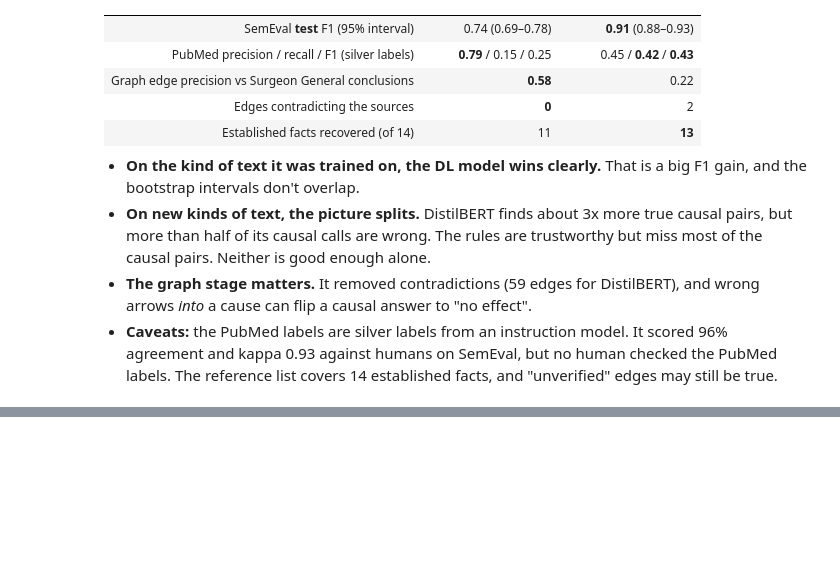
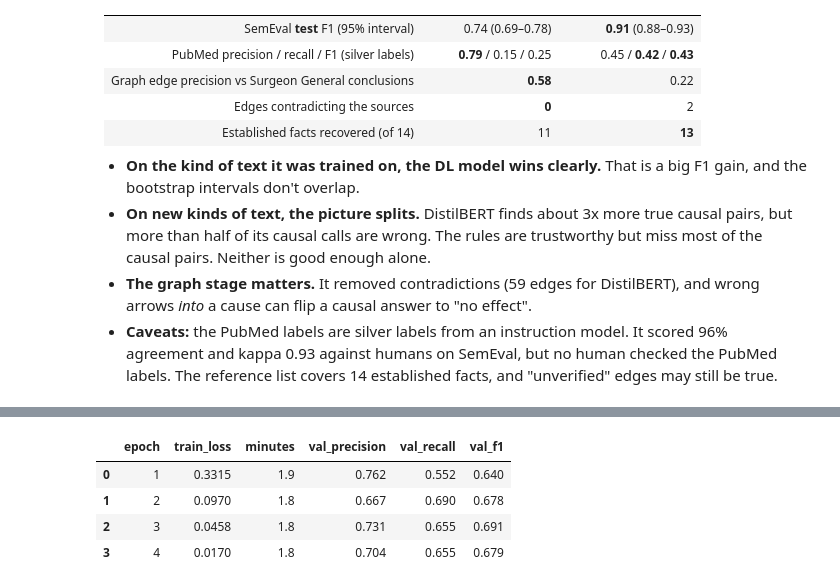
Before and after one commit to 111-DEBUG-111/Neuro-Symbolic-Causal-Inference-via-Language-Model-Knowledge-Extraction-and-Bayesian-Networks, a Jupyter notebook: causal_nlp.ipynb, the cells around one changed output, grey strips where cells are left out. Saved outputs shown, nothing was run; the diff lists cells and outputs as text; code cells hidden in the pictures; blank space fills up the shorter version.

```diff
--- a/causal_nlp.ipynb
+++ b/causal_nlp.ipynb
@@ -1997,0 +2070,49 @@ query_check
+# %%
+MODEL_DIR_PM = Path("models/distilbert-causal-pubmed")
+MICRO_BATCH, ACCUM = 8, 4
+
+
+def train_accumulated(train_df, val_df, model_dir, epochs=4, lr=5e-5):
+    torch.manual_seed(SEED)
+    model = AutoModelForSequenceClassification.from_pretrained(
+        MODEL_NAME, num_labels=len(LABELS), id2label=dict(enumerate(LABELS)), label2id=LABEL_ID)
+    model.resize_token_embeddings(len(tokenizer))
+    model.to(device)
+    y_train = train_df.gold_dir.fillna("none").map(LABEL_ID).tolist()
+    loader = make_loader(train_df.tagged, y_train, batch_size=MICRO_BATCH, shuffle=True)
+    optimizer = torch.optim.AdamW(model.parameters(), lr=lr, weight_decay=0.01)
+    total_steps = epochs * -(-len(loader) // ACCUM)
+    scheduler = get_linear_schedule_with_warmup(optimizer, int(0.1 * total_steps), total_steps)
+    history, best_f1 = [], -1.0
+    for epoch in range(1, epochs + 1):
+        model.train()
+        start, losses = time.time(), []
+        for i, batch in enumerate(loader, start=1):
+            out = model(**{k: v.to(device) for k, v in batch.items()})
+            (out.loss / ACCUM).backward()              # gradients add up over ACCUM mini-batches
+            losses.append(out.loss.item())
+            if i % ACCUM == 0 or i == len(loader):     # one update per 32 sentences
+                torch.nn.utils.clip_grad_norm_(model.parameters(), 1.0)
+                optimizer.step(); scheduler.step(); optimizer.zero_grad()
+        val_pred, _ = predict(model, val_df.tagged, batch_size=16)
+        s = score(val_df.gold_dir, val_pred)
+        history.append(dict(epoch=epoch, train_loss=round(float(np.mean(losses)), 4), minutes=round((time.time() - start) / 60, 1),
+                            val_precision=s["precision"], val_recall=s["recall"], val_f1=s["f1"]))
+        print(history[-1])
+        if s["f1"] > best_f1:
+            best_f1 = s["f1"]
+            model.save_pretrained(model_dir); tokenizer.save_pretrained(model_dir)
+        (model_dir / "history.json").write_text(json.dumps(history, indent=1))   # saved after every epoch
+
+
+if RETRAIN or not (MODEL_DIR_PM / "history.json").exists():
+    train_accumulated(pd.concat([df[df.split == "train"][["tagged", "gold_dir"]], ft[ft.ft_split == "train"][["tagged", "gold_dir"]]],
+                                ignore_index=True), ft[ft.ft_split == "val"], MODEL_DIR_PM)
+bert_pm = AutoModelForSequenceClassification.from_pretrained(MODEL_DIR_PM).to(device)
+pd.DataFrame(json.loads((MODEL_DIR_PM / "history.json").read_text()))
+# %% [output]
+|  | epoch | train_loss | minutes | val_precision | val_recall | val_f1 |
+| 0 | 1 | 0.3315 | 1.9 | 0.762 | 0.552 | 0.640 |
+| 1 | 2 | 0.0970 | 1.8 | 0.667 | 0.690 | 0.678 |
+| 2 | 3 | 0.0458 | 1.8 | 0.731 | 0.655 | 0.691 |
+| 3 | 4 | 0.0170 | 1.8 | 0.704 | 0.655 | 0.679 |
```
Also changed, not shown: parts of 22 cells of this notebook, 7 other files.
